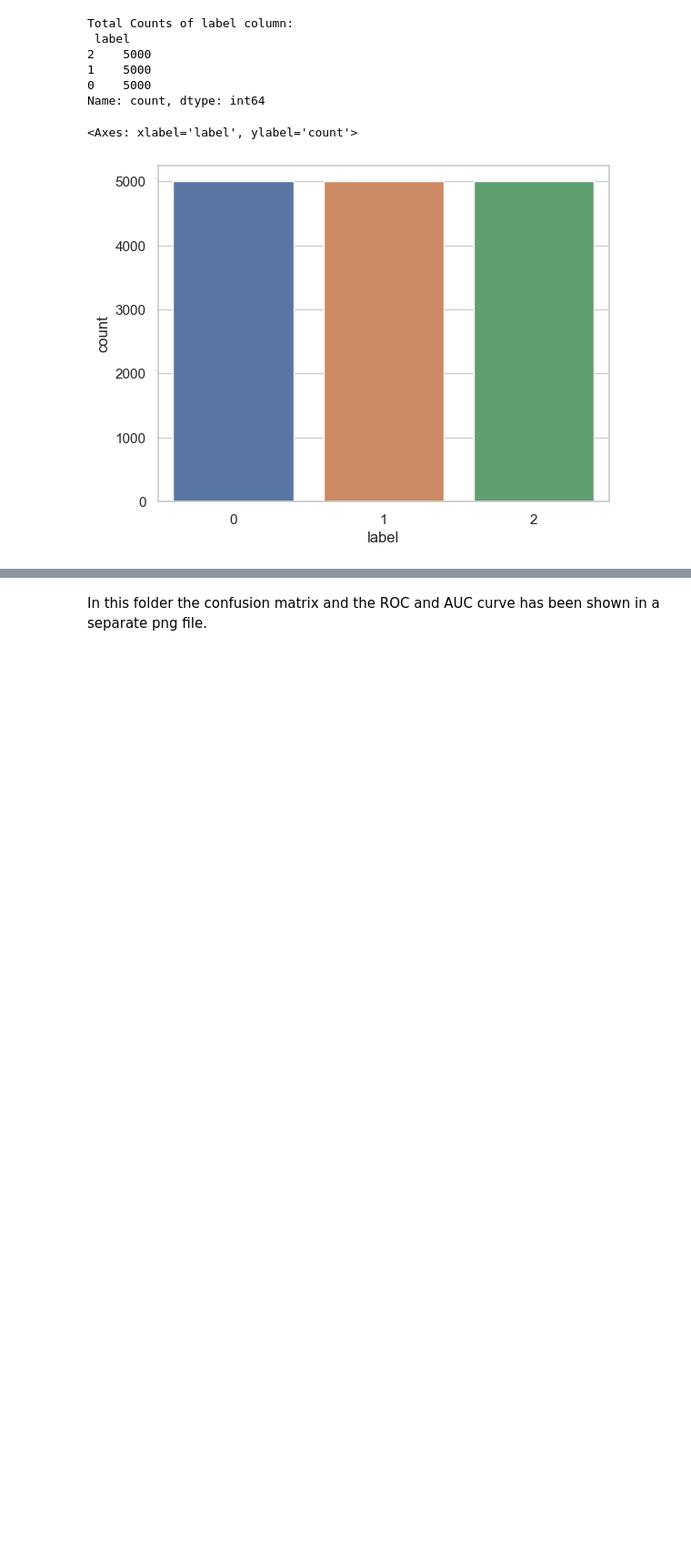
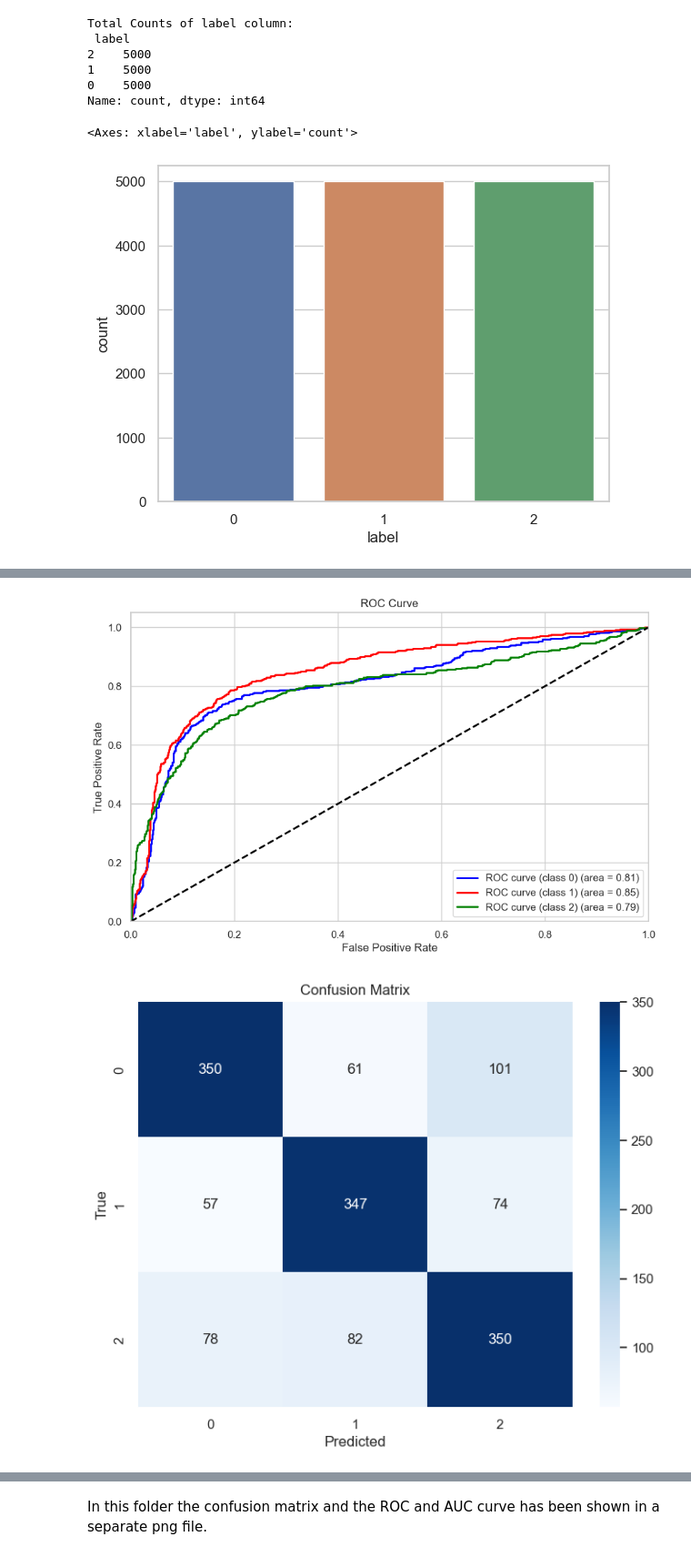
Before and after one commit to Nazia-Karim-Khan-Oishee/GitHub-Issue-Taxonomy, a Jupyter notebook: Code/notebook/model_training.ipynb, the cells around one changed output, grey strips where cells are left out. Shown at 91% size. Saved outputs shown, nothing was run; the diff lists cells and outputs as text; code cells hidden in the pictures; blank space fills up the shorter version.

```diff
--- a/Code/notebook/model_training.ipynb
+++ b/Code/notebook/model_training.ipynb
@@ -542,0 +577,71 @@ Name: count, dtype: int64
+# %%
+from sklearn.metrics import roc_curve, auc, confusion_matrix, classification_report
+import matplotlib.pyplot as plt
+bug_predictor_model.eval()
+
+def predict_prob_labels(model, data_loader, device):
+    all_probs = []
+    all_labels = []
+
+    with torch.no_grad():
+        for d in data_loader:
+            input_ids = d['input_ids'].to(device)
+            attention_mask = d['attention_mask'].to(device)
+            targets = d['label'].to(device)
+
+            outputs = model(input_ids=input_ids, attention_mask=attention_mask)
+            _, preds = torch.max(outputs, dim=1)
+
+            all_probs.extend(outputs.cpu().numpy())
+            all_labels.extend(targets.cpu().numpy())
+
+    return np.array(all_probs), np.array(all_labels)
+
+# test_probs, test_labels = predict_prob_labels(bug_predictor_model, testing_data_loader, device)
+loaded_model = BugPredictor(len(class_names)).to(device)
+loaded_model.load_state_dict(torch.load('best_model.bin', map_location=device))
+loaded_model.eval()
+
+loaded_test_probs, loaded_test_labels = predict_prob_labels(loaded_model, testing_data_loader, device)
+
+# ROC Curve
+fpr = dict()
+tpr = dict()
+roc_auc = dict()
+
+for i in range(len(class_names)):
+    fpr[i], tpr[i], _ = roc_curve((loaded_test_labels == i).astype(int), loaded_test_probs[:, i])
+    roc_auc[i] = auc(fpr[i], tpr[i])
+
+# Plot ROC curves
+plt.figure(figsize=(10, 6))
+colors = ['blue', 'red', 'green']
+
+for i in range(len(class_names)):
+    plt.plot(fpr[i], tpr[i], color=colors[i], lw=2, label='ROC curve (class {0}) (area = {1:0.2f})'.format(i, roc_auc[i]))
+
+plt.plot([0, 1], [0, 1], color='black', lw=2, linestyle='--')
+plt.xlim([0.0, 1.0])
+plt.ylim([0.0, 1.05])
+plt.xlabel('False Positive Rate')
+plt.ylabel('True Positive Rate')
+plt.title('ROC Curve')
+plt.legend(loc='lower right')
+plt.show()
+
+# Confusion Matrix
+conf_mat = confusion_matrix(loaded_test_labels, np.argmax(loaded_test_probs, axis=1))
+
+# Plot the confusion matrix
+plt.figure(figsize=(8, 6))
+sns.heatmap(conf_mat, annot=True, fmt='d', cmap='Blues', xticklabels=class_names, yticklabels=class_names)
+plt.title('Confusion Matrix')
+plt.xlabel('Predicted')
+plt.ylabel('True')
+plt.show()
+
+print("Classification Report:")
+print(classification_report(loaded_test_labels, np.argmax(loaded_test_probs, axis=1), target_names=[str(c) for c in class_names]))
+# %% [output]
+[figure, added]
+[figure, added]
```
Also changed, not shown: parts of 8 cells of this notebook.
